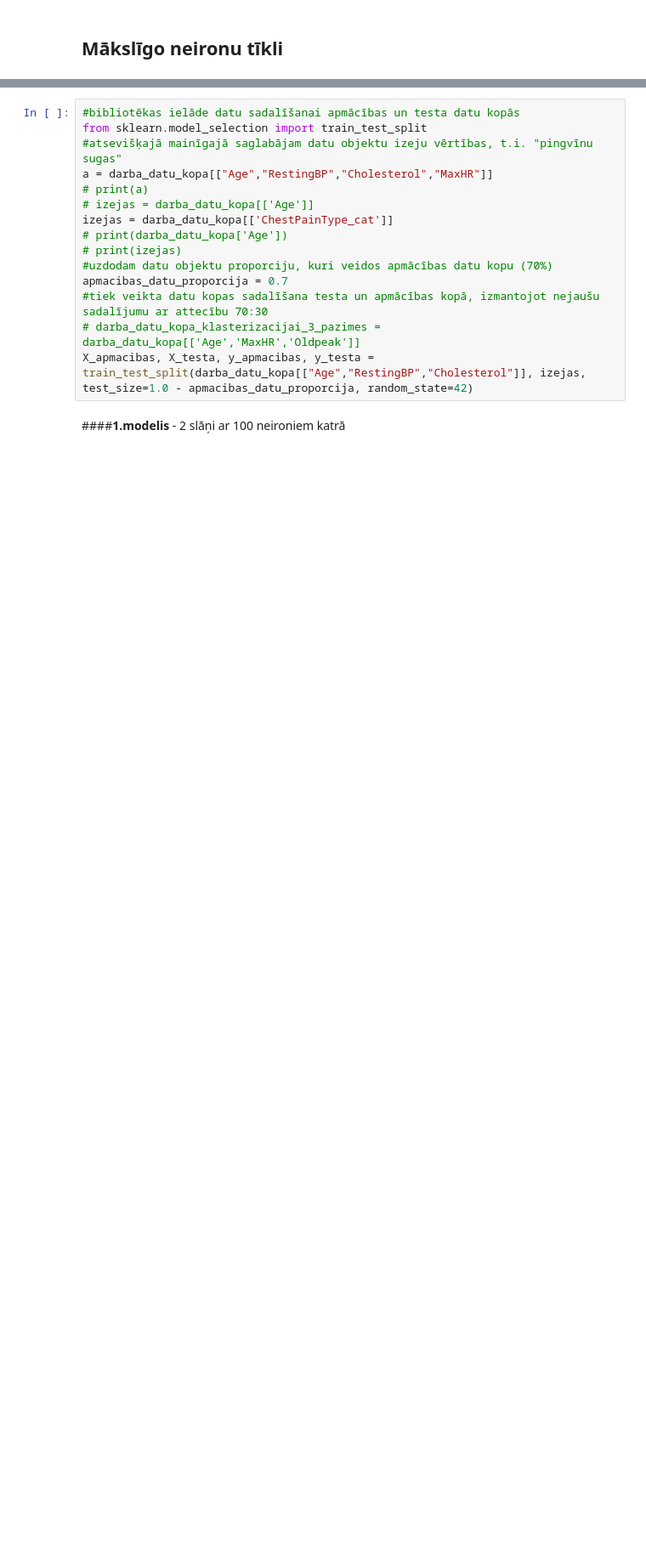
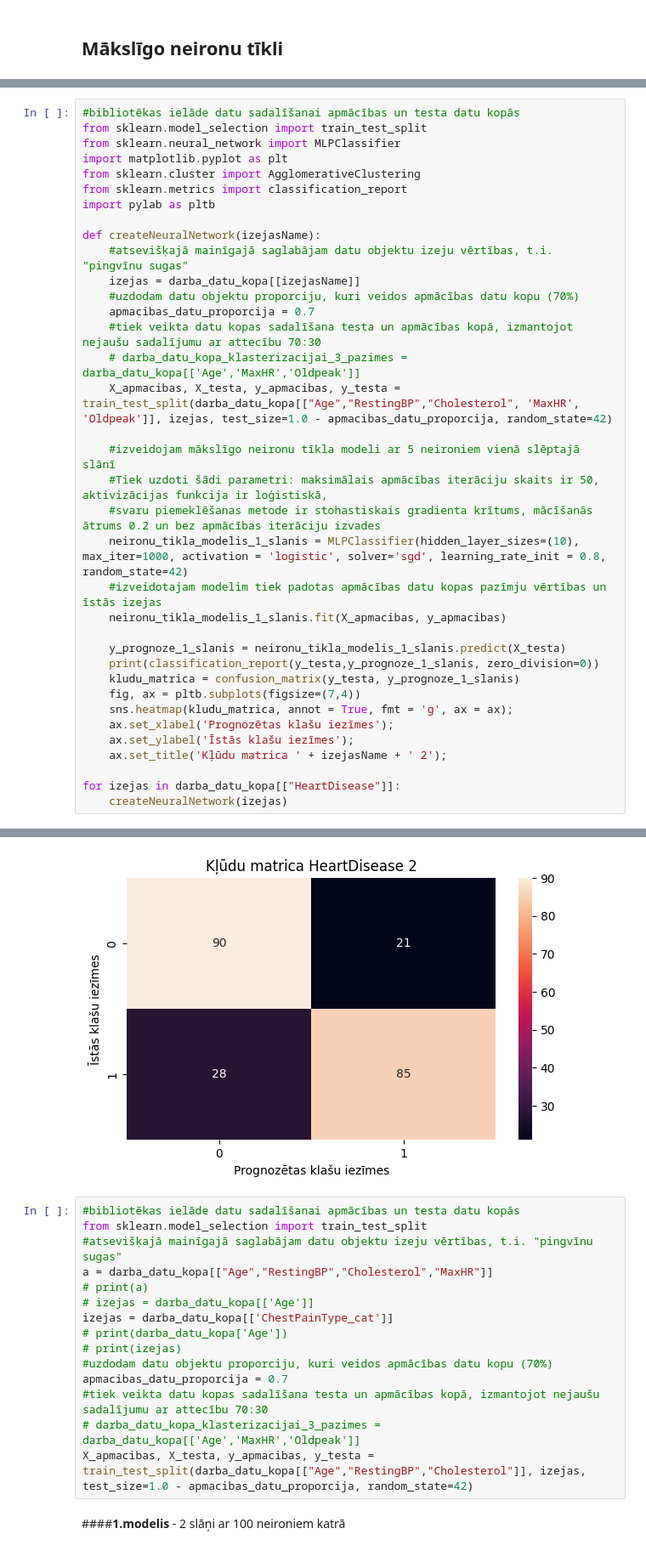
Before and after one commit to tomasskristianssterns/MIP_projekts2, a Jupyter notebook: src/Pārraudzītā_mašīnmācīšanās (1) copy.ipynb, the cells around one changed output, grey strips where cells are left out. Shown: that part at 85% size. Cells and saved outputs as stored; diff of their text form; blank space fills up the shorter version.

```diff
--- a/src/Pārraudzītā_mašīnmācīšanās (1) copy.ipynb
+++ b/src/Pārraudzītā_mašīnmācīšanās (1) copy.ipynb
@@ -423,0 +406,37 @@ Mākslīgo neironu tīkli
+# %%
+#bibliotēkas ielāde datu sadalīšanai apmācības un testa datu kopās
+from sklearn.model_selection import train_test_split
+from sklearn.neural_network import MLPClassifier
+import matplotlib.pyplot as plt
+from sklearn.cluster import AgglomerativeClustering
+from sklearn.metrics import classification_report
+import pylab as pltb
+
+def createNeuralNetwork(izejasName):
+    #atsevišķajā mainīgajā saglabājam datu objektu izeju vērtības, t.i. "pingvīnu sugas"
+    izejas = darba_datu_kopa[[izejasName]]
+    #uzdodam datu objektu proporciju, kuri veidos apmācības datu kopu (70%)
+    apmacibas_datu_proporcija = 0.7
+    #tiek veikta datu kopas sadalīšana testa un apmācības kopā, izmantojot nejaušu sadalījumu ar attecību 70:30
+    # darba_datu_kopa_klasterizacijai_3_pazimes = darba_datu_kopa[['Age','MaxHR','Oldpeak']]
+    X_apmacibas, X_testa, y_apmacibas, y_testa = train_test_split(darba_datu_kopa[["Age","RestingBP","Cholesterol", 'MaxHR', 'Oldpeak']], izejas, test_size=1.0 - apmacibas_datu_proporcija, random_state=42)
+
+    #izveidojam mākslīgo neironu tīkla modeli ar 5 neironiem vienā slēptajā slānī
+    #Tiek uzdoti šādi parametri: maksimālais apmācības iterāciju skaits ir 50, aktivizācijas funkcija ir loģistiskā,
+    #svaru piemeklēšanas metode ir stohastiskais gradienta krītums, mācīšanās ātrums 0.2 un bez apmācības iterāciju izvades
+    neironu_tikla_modelis_1_slanis = MLPClassifier(hidden_layer_sizes=(10), max_iter=1000, activation = 'logistic', solver='sgd', learning_rate_init = 0.8, random_state=42)
+    #izveidotajam modelim tiek padotas apmācības datu kopas pazīmju vērtības un īstās izejas
+    neironu_tikla_modelis_1_slanis.fit(X_apmacibas, y_apmacibas)
+
+    y_prognoze_1_slanis = neironu_tikla_modelis_1_slanis.predict(X_testa)
+    print(classification_report(y_testa,y_prognoze_1_slanis, zero_division=0))
+    kludu_matrica = confusion_matrix(y_testa, y_prognoze_1_slanis)
+    fig, ax = pltb.subplots(figsize=(7,4))
+    sns.heatmap(kludu_matrica, annot = True, fmt = 'g', ax = ax);
+    ax.set_xlabel('Prognozētas klašu iezīmes');
+    ax.set_ylabel('Īstās klašu iezīmes');
+    ax.set_title('Kļūdu matrica ' + izejasName + ' 2');
+
+for izejas in darba_datu_kopa[["HeartDisease"]]:
+    createNeuralNetwork(izejas)
+# %% [output]
@@ -424,3 +451,4 @@ Mākslīgo neironu tīkli
+[figure, added]
 # %%
 #bibliotēkas ielāde datu sadalīšanai apmācības un testa datu kopās
 from sklearn.model_selection import train_test_split
```
Also changed, not shown: parts of 8 cells of this notebook.
